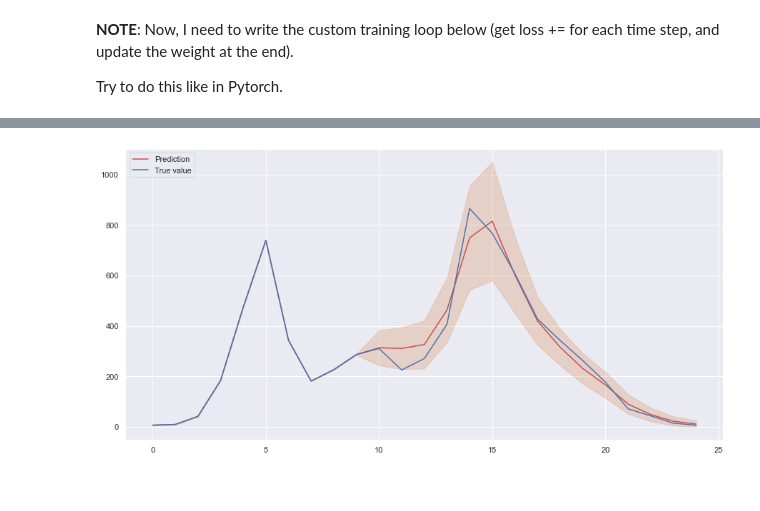
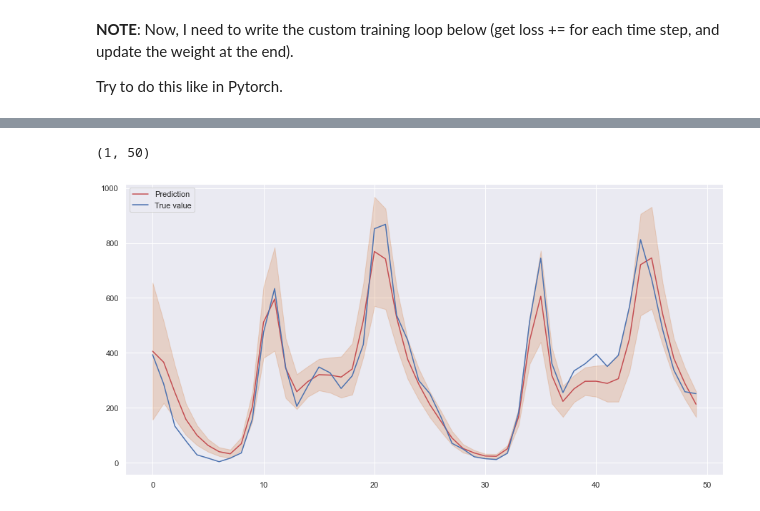
Before and after one commit to juyoungwang/Tensorflow_DeepAR, a Jupyter notebook: Model.ipynb, the cells around one changed output, grey strips where cells are left out. Cells and saved outputs as stored; diff of their text form; code cells hidden in the pictures.

```diff
--- a/Model.ipynb
+++ b/Model.ipynb
@@ -765,12 +774,15 @@ true_val = MMSc_label.inverse_transform(y)
 z_score = 1.65
 LB = np.clip(pred_val - z_score*pred_sigma, a_min = 0, a_max = None)
 UB = np.clip(pred_val + z_score*pred_sigma, a_min = 0, a_max = None)
+# %%
+true_val.shape
+# %% [output]
+(1, 50)
 # %%
-j = 15
-plt.plot(pred_val[j, :], 'r', label = "Prediction")
-plt.fill_between(range(y_hat.shape[1]), LB[j, :], UB[j, :], color='chocolate', alpha=0.2)
-plt.plot(true_val[j, :], 'b', label = "True value")
+plt.plot(pred_val[0, :], 'r', label = "Prediction")
+plt.fill_between(range(y_hat.shape[1]), LB[0, :], UB[0, :], color='chocolate', alpha=0.2)
+plt.plot(true_val[0, :], 'b', label = "True value")
 plt.legend(loc="upper left")
 plt.show()
 # %% [output]
-[figure, old version]
+[figure, new version]
```
Also changed, not shown: parts of 7 cells of this notebook, 3 other files.
